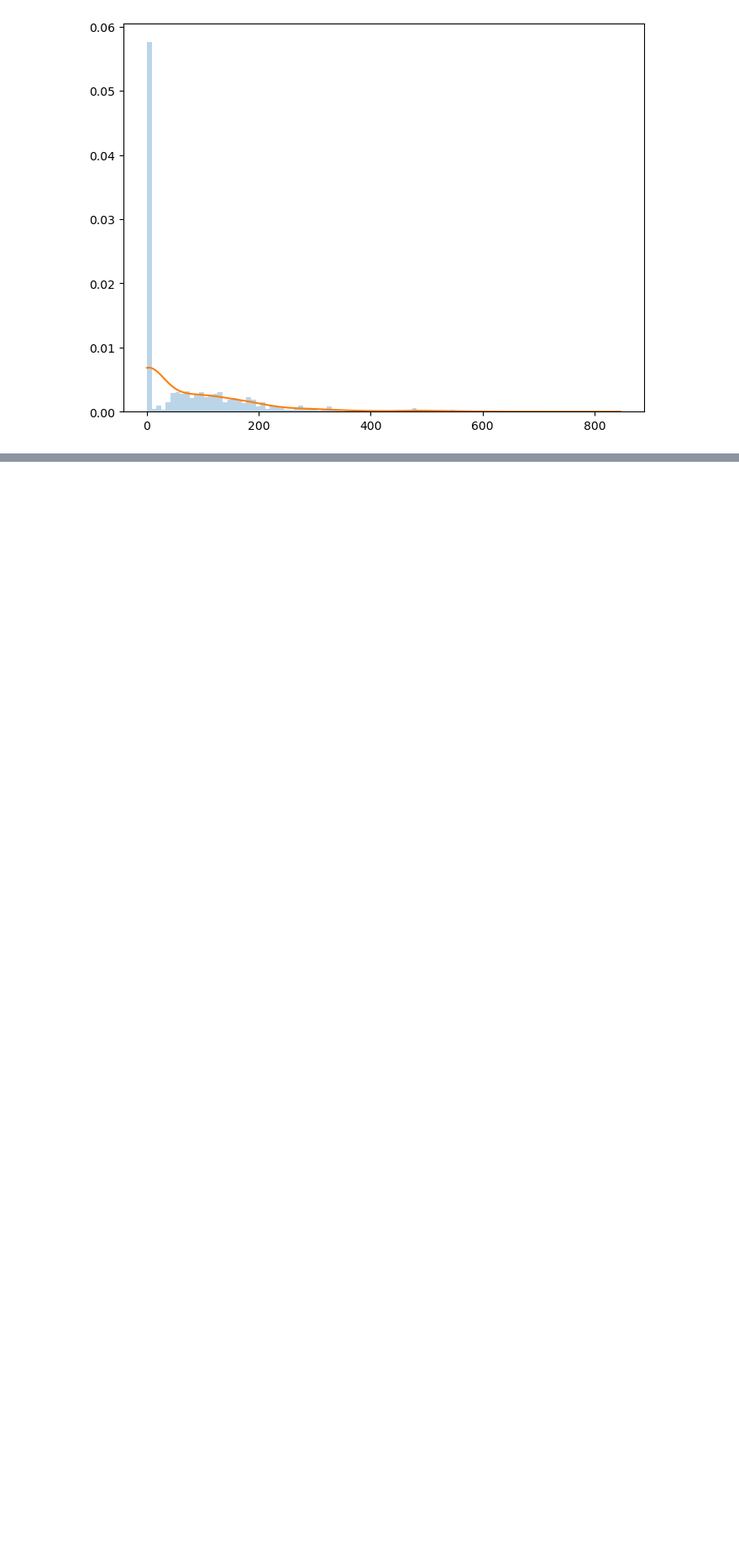
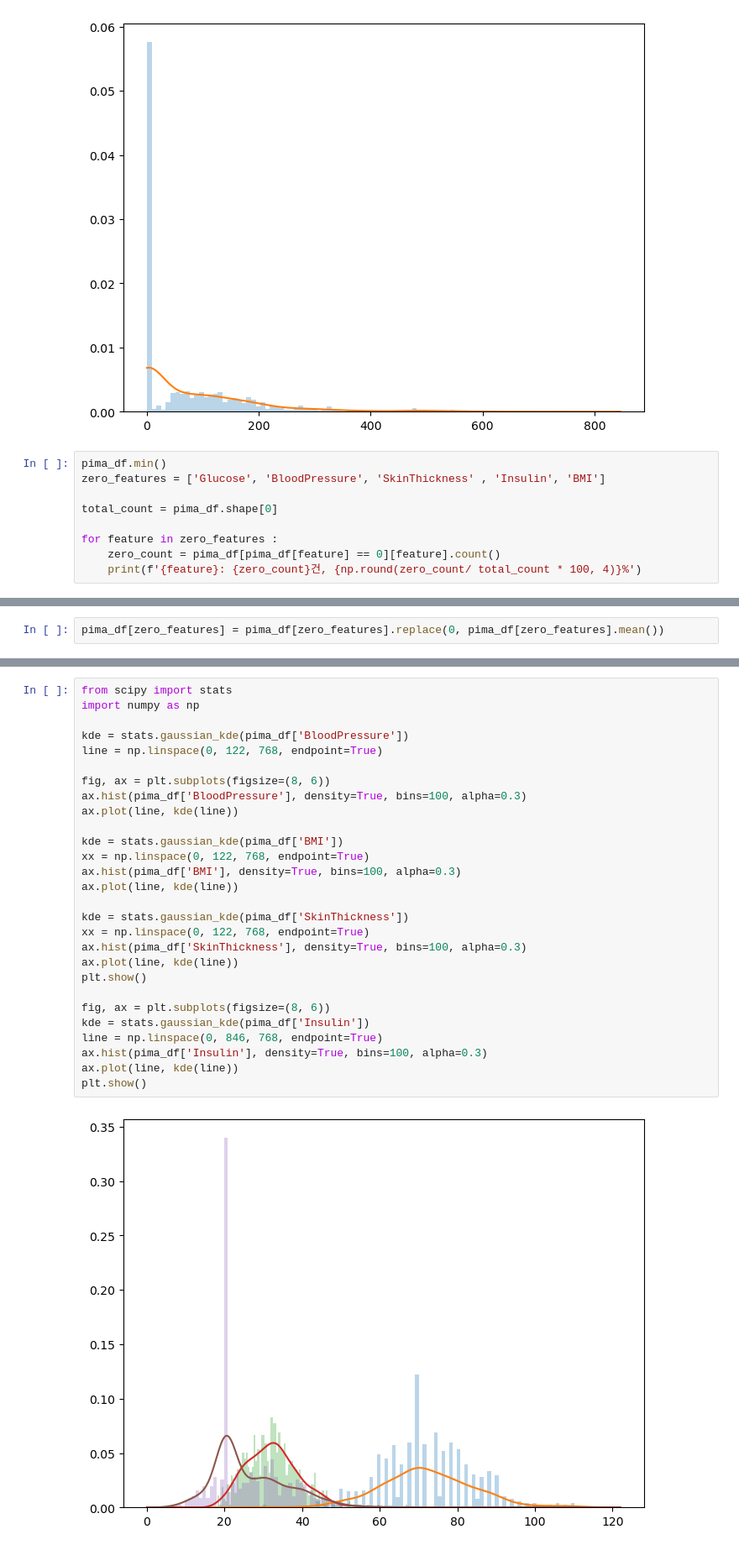
Before and after one commit to dosel70/Mashine_Learning-Classifier-, a Jupyter notebook: b_classifier/d_evaluation.ipynb, the cells around one changed output, grey strips where cells are left out. Shown: that part at 84% size. Drawn from its saved outputs; the diff is of its cells as text; blank space fills up the shorter version.

```diff
--- a/b_classifier/d_evaluation.ipynb
+++ b/b_classifier/d_evaluation.ipynb
@@ -220,3 +220,12 @@ plt.show()
 # %% [output]
 [figure]
 [figure]
+# %%
+pima_df.min()
+zero_features = ['Glucose', 'BloodPressure', 'SkinThickness' , 'Insulin', 'BMI']
+
+total_count = pima_df.shape[0]
+
+for feature in zero_features :
+    zero_count = pima_df[pima_df[feature] == 0][feature].count()
+    print(f'{feature}: {zero_count}건, {np.round(zero_count/ total_count * 100, 4)}%')
@@ -222,0 +238,2 @@ plt.show()
+# %%
+pima_df[zero_features] = pima_df[zero_features].replace(0, pima_df[zero_features].mean())
@@ -222,0 +268,30 @@ plt.show()
+# %%
+from scipy import stats
+import numpy as np
+
+kde = stats.gaussian_kde(pima_df['BloodPressure'])
+line = np.linspace(0, 122, 768, endpoint=True)
+
+fig, ax = plt.subplots(figsize=(8, 6))
+ax.hist(pima_df['BloodPressure'], density=True, bins=100, alpha=0.3)
+ax.plot(line, kde(line))
+
+kde = stats.gaussian_kde(pima_df['BMI'])
+xx = np.linspace(0, 122, 768, endpoint=True)
+ax.hist(pima_df['BMI'], density=True, bins=100, alpha=0.3)
+ax.plot(line, kde(line))
+
+kde = stats.gaussian_kde(pima_df['SkinThickness'])
+xx = np.linspace(0, 122, 768, endpoint=True)
+ax.hist(pima_df['SkinThickness'], density=True, bins=100, alpha=0.3)
+ax.plot(line, kde(line))
+plt.show()
+
+fig, ax = plt.subplots(figsize=(8, 6))
+kde = stats.gaussian_kde(pima_df['Insulin'])
+line = np.linspace(0, 846, 768, endpoint=True)
+ax.hist(pima_df['Insulin'], density=True, bins=100, alpha=0.3)
+ax.plot(line, kde(line))
+plt.show()
+# %% [output]
+[figure, added]
```
Also changed, not shown: parts of 26 cells of this notebook, 37 other files.
